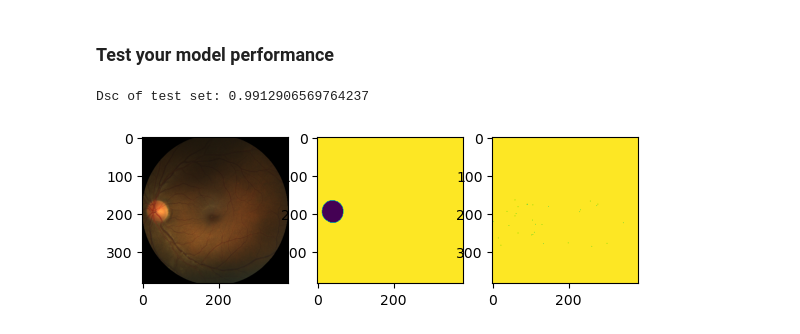
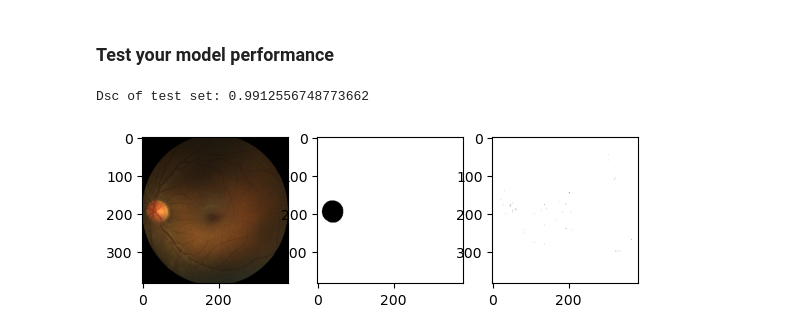
Before and after one commit to QianrenLi/DG_Segmentation_released, a Jupyter notebook: project1.ipynb, the cells around one changed output. Drawn from its saved outputs; the diff is of its cells as text; code cells hidden in the pictures.

```diff
--- a/project1.ipynb
+++ b/project1.ipynb
@@ -46,9 +44,11 @@ def imshow(img):
 
 # get some random training images
 dataiter = iter(valloader)
-images, targets, _ = next(dataiter)
+images, targets, names = next(dataiter)
 # show images
 imshow(torchvision.utils.make_grid(images))
+print(names)
 target_last = targets.numpy()[-1,:,:]
-plt.imshow(target_last)
+plt.figure(figsize=[1.5,1.5])
+plt.imshow(target_last,cmap='gray')
 # %% [output]
@@ -148,12 +171,14 @@ torch.save(net.state_dict(), PATH)
 ### Test your model performance
 # %%
 from sklearn.metrics import accuracy_score, f1_score
+
+nclasses = 2
 
 net = smp.Unet(
     encoder_name="resnet34",        # choose encoder, e.g. mobilenet_v2 or efficientnet-b7
     encoder_weights="imagenet",     # use `imagenet` pre-trained weights for encoder initialization
     in_channels=3,                  # model input channels (1 for gray-scale images, 3 for RGB, etc.)
-    classes=2,                      # model output channels (number of classes in your dataset)
+    classes=nclasses,                      # model output channels (number of classes in your dataset)
 )
 
 net.load_state_dict(torch.load(PATH))
@@ -172,26 +197,27 @@ with torch.no_grad():
 
             target_1d = np.reshape(target_np, (-1, 1))
             pred_1d = np.reshape(binary_output, (-1, 1))
-
             accuracy = accuracy_score(target_1d, pred_1d)
-            dsc = f1_score(target_1d, pred_1d)
-
+            if nclasses == 2:
+                dsc = f1_score(target_1d, pred_1d)
+            else:
+                dsc = f1_score(target_1d, pred_1d,average='micro')
             dscs.append(dsc)
 
 dsc_test = np.mean(dscs)
 print('Dsc of test set:', dsc_test)
 # %% [output]
-Dsc of test set: 0.9912906569764237
+Dsc of test set: 0.9912556748773662
 # %%
 # show last predicted result
 image = images.numpy()[-1]
 output = outputs.numpy()[-1,:,:,:]
 plt.subplot(1,3,1)
 plt.imshow(np.transpose(image,(1,2,0))[:,:,::-1])
 plt.subplot(1,3,2)
-plt.imshow(target_np*255)
+plt.imshow(target_np,cmap='gray')
 plt.subplot(1,3,3)
-plt.imshow(binary_output*255)
+plt.imshow(binary_output,cmap='gray')
 plt.show()
 # %% [output]
-[figure, old version]
+[figure, new version]
```
Also changed, not shown: parts of 6 cells of this notebook, 1 other file.
